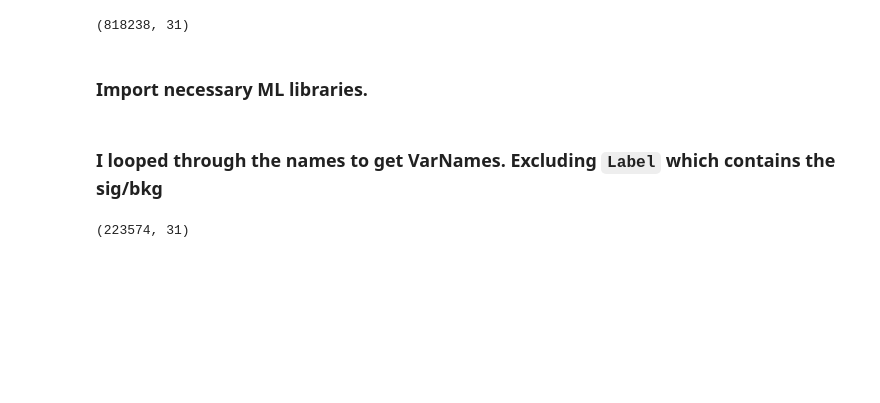
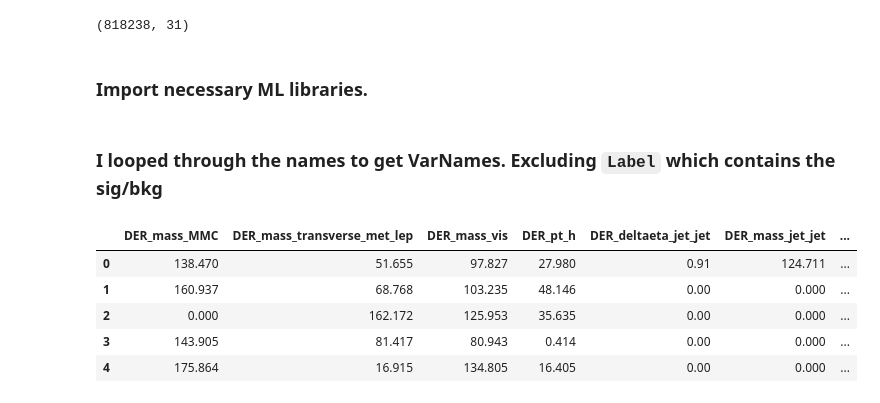
Before and after one commit to Bilalharoon/DATA3402FinalProject, a Jupyter notebook: DATA_3402_Rough_Draft.ipynb, the cells around one changed output. Saved outputs shown, nothing was run; the diff lists cells and outputs as text; code cells hidden in the pictures; blank space fills up the shorter version.

```diff
--- a/DATA_3402_Rough_Draft.ipynb
+++ b/DATA_3402_Rough_Draft.ipynb
@@ -77,9 +78,14 @@ scaler = StandardScaler()
 x_train_scaled = scaler.fit_transform(X_train)
 X_Test_scaled = scaler.transform(X_test)
 # %%
-df_clean.shape
+df_clean.head()
 # %% [output]
-(223574, 31)
+|  | DER_mass_MMC | DER_mass_transverse_met_lep | DER_mass_vis | DER_pt_h | DER_deltaeta_jet_jet | DER_mass_jet_jet | ... |
+| 0 | 138.470 | 51.655 | 97.827 | 27.980 | 0.91 | 124.711 | ... |
+| 1 | 160.937 | 68.768 | 103.235 | 48.146 | 0.00 | 0.000 | ... |
+| 2 | 0.000 | 162.172 | 125.953 | 35.635 | 0.00 | 0.000 | ... |
+| 3 | 143.905 | 81.417 | 80.943 | 0.414 | 0.00 | 0.000 | ... |
+| 4 | 175.864 | 16.915 | 134.805 | 16.405 | 0.00 | 0.000 | ... |
 # %%
 import tensorflow as tf
 from tensorflow.keras.models import Sequential
```
Also changed, not shown: parts of 8 cells of this notebook.
